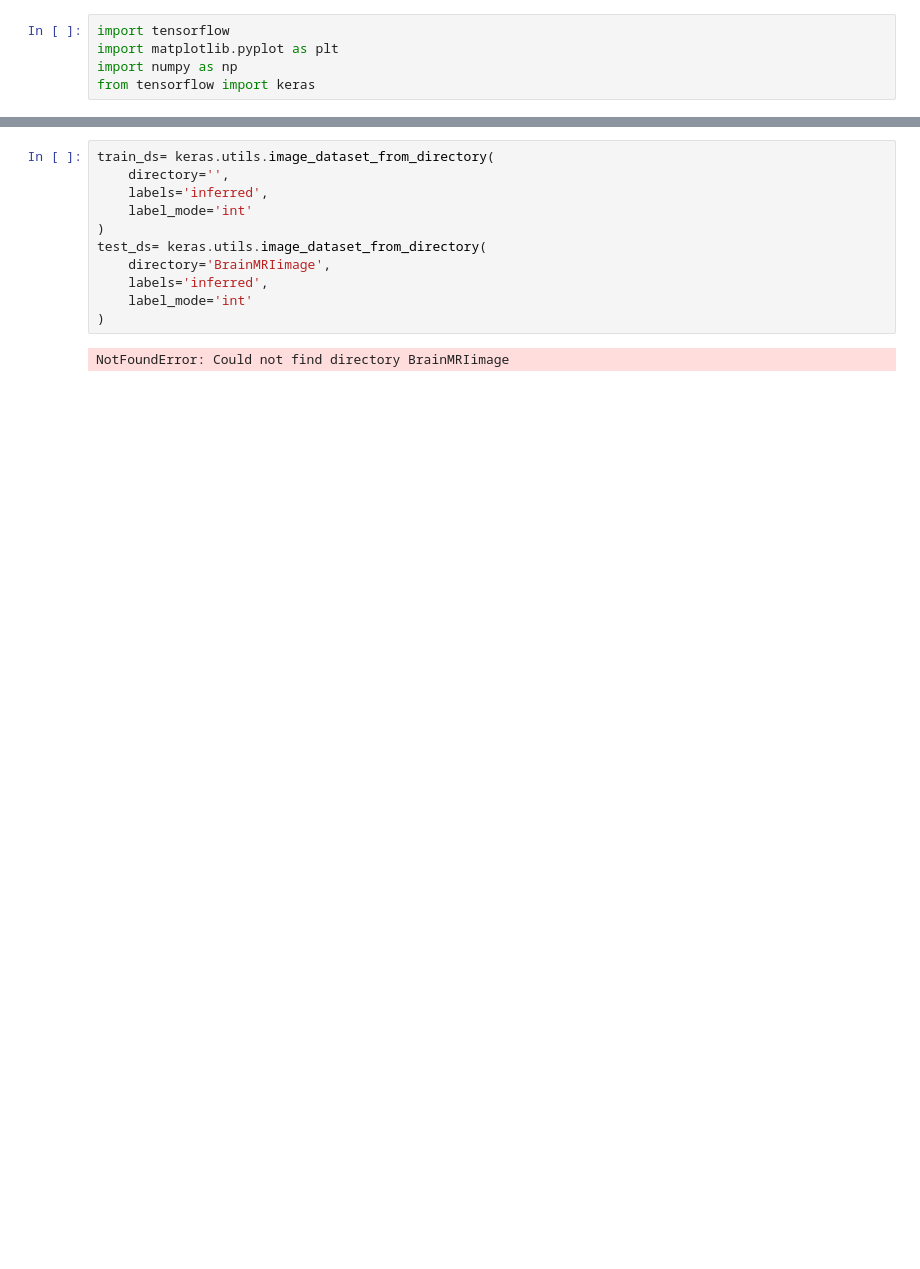
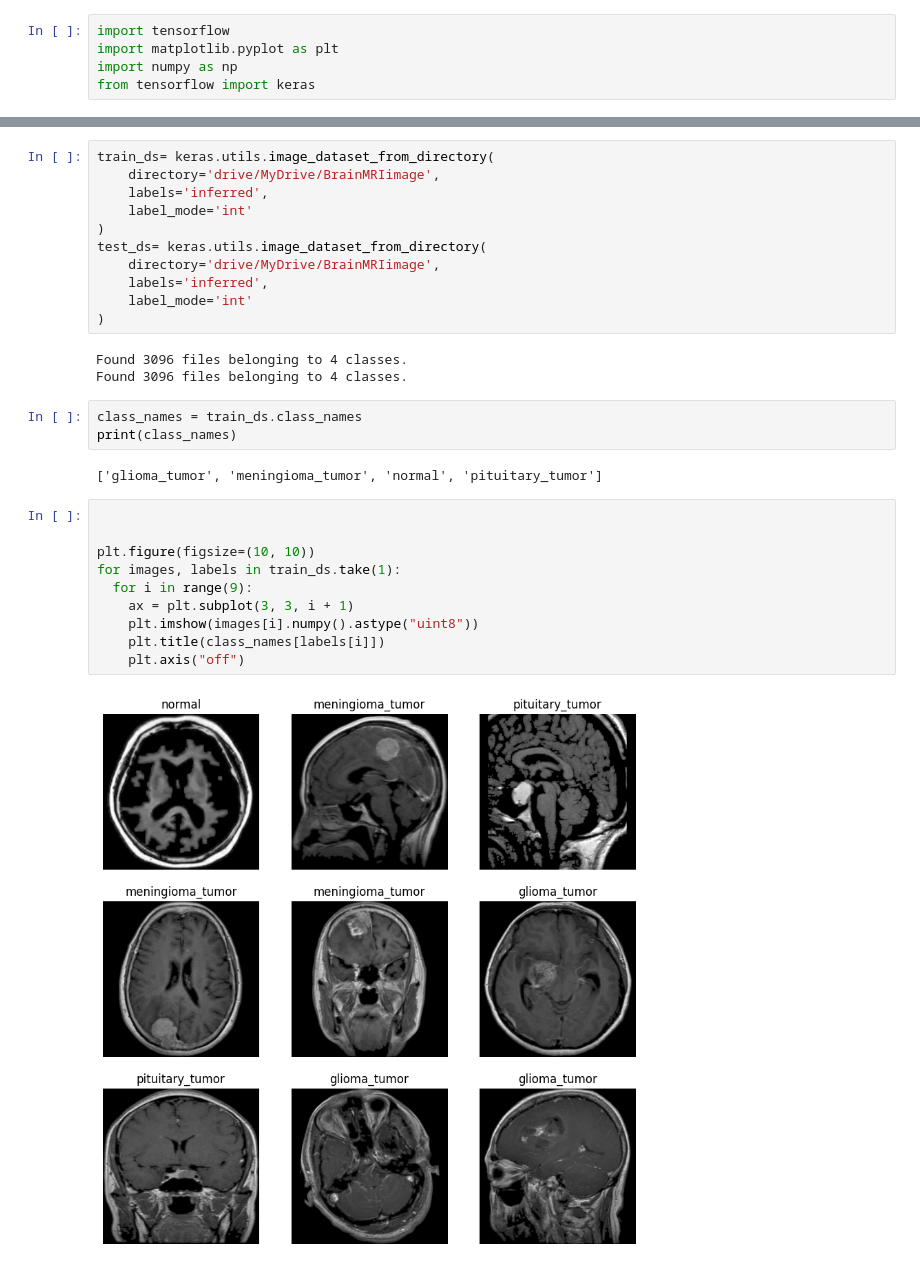
Before and after one commit to Ravindran-M/img-classify-CNN, a Jupyter notebook: Untitled0.ipynb, the cells around one changed output, grey strips where cells are left out. Drawn from its saved outputs; the diff is of its cells as text; blank space fills up the shorter version.

```diff
--- a/Untitled0.ipynb
+++ b/Untitled0.ipynb
@@ -91,13 +75,31 @@ Requirement already satisfied: idna<4,>=2.5 in /usr/local/lib/python3.10/dist-pa
 # %%
 train_ds= keras.utils.image_dataset_from_directory(
-    directory='',
+    directory='drive/MyDrive/BrainMRIimage',
     labels='inferred',
     label_mode='int'
 )
 test_ds= keras.utils.image_dataset_from_directory(
-    directory='BrainMRIimage',
+    directory='drive/MyDrive/BrainMRIimage',
     labels='inferred',
     label_mode='int'
 )
 # %% [output]
-NotFoundError: Could not find directory BrainMRIimage
+Found 3096 files belonging to 4 classes.
+Found 3096 files belonging to 4 classes.
+# %%
+class_names = train_ds.class_names
+print(class_names)
+# %% [output]
+['glioma_tumor', 'meningioma_tumor', 'normal', 'pituitary_tumor']
+# %%
+
+
+plt.figure(figsize=(10, 10))
+for images, labels in train_ds.take(1):
+  for i in range(9):
+    ax = plt.subplot(3, 3, i + 1)
+    plt.imshow(images[i].numpy().astype("uint8"))
+    plt.title(class_names[labels[i]])
+    plt.axis("off")
+# %% [output]
+[figure, added]
```
Also changed, not shown: parts of 7 cells of this notebook.
